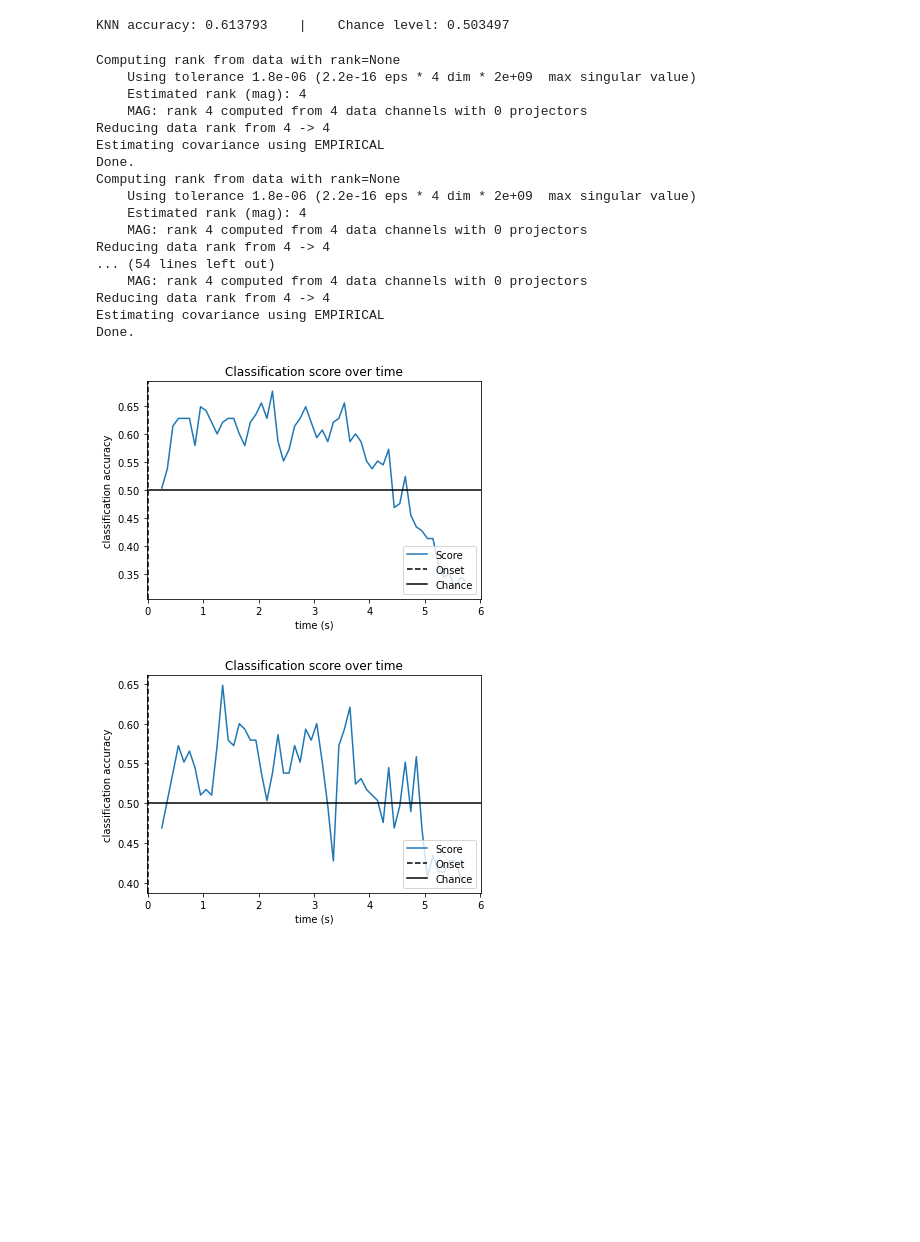
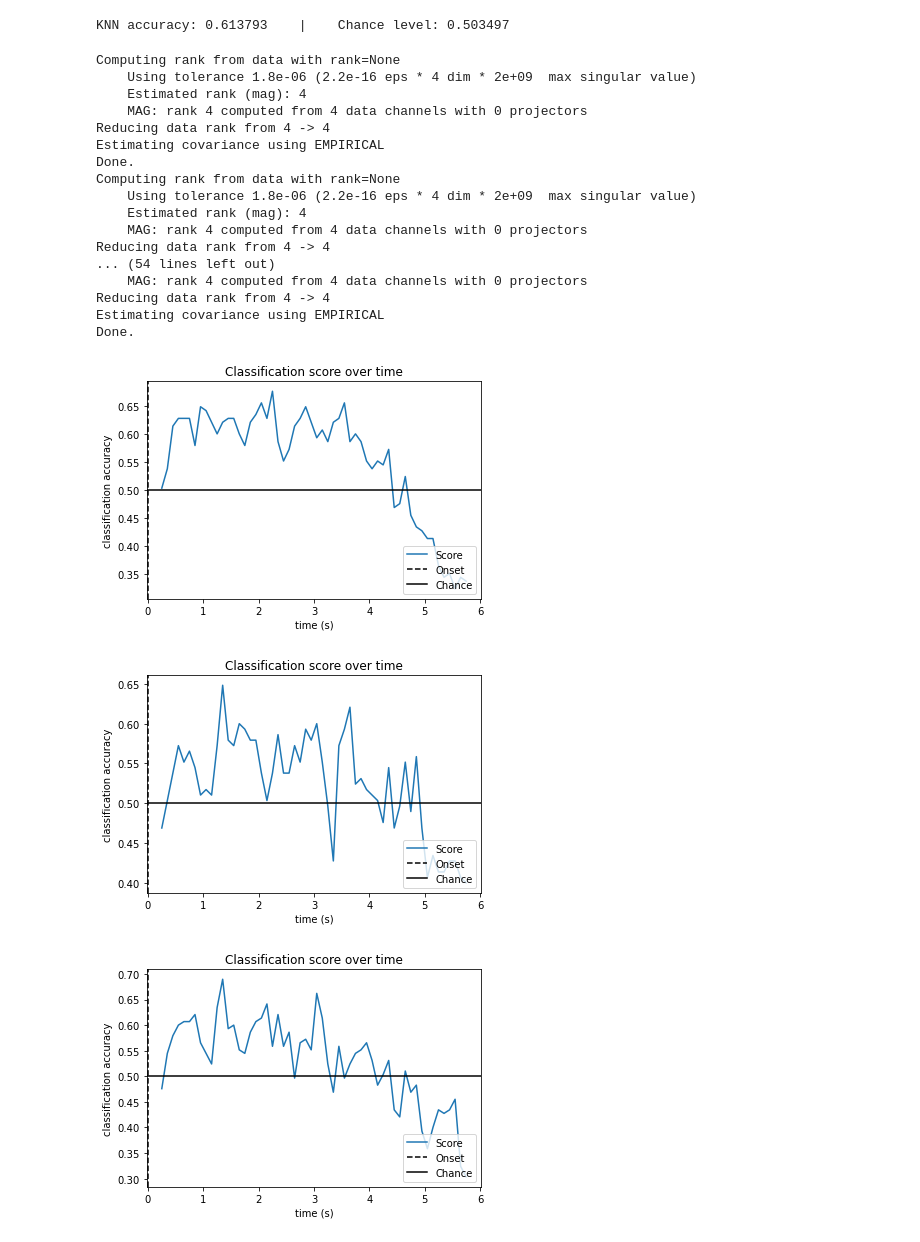
Before and after one commit to miloncl/Cogs-189-Project, a Jupyter notebook: Cogs189_Final.ipynb, the cells around one changed output. Cells and saved outputs as stored; diff of their text form; code cells hidden in the pictures; blank space fills up the shorter version.

```diff
--- a/Cogs189_Final.ipynb
+++ b/Cogs189_Final.ipynb
@@ -378,6 +346,8 @@ print("KNN accuracy: %f    |    Chance level: %f" % (np.mean(scoresKNN), class_b
 # %% [output]
 KNN accuracy: 0.613793    |    Chance level: 0.503497
 # %%
+# Modified mne DOCS code to fit our pipelines and to print our accuracy over time.
+
 sfreq = raw.info['sfreq']
 w_length = int(sfreq * 0.5)   # running classifier: window length
 w_step = int(sfreq * 0.1)  # running classifier: window step size
@@ -407,11 +377,20 @@ for train_idx, test_idx in cv_split:
     svm.fit(X_train, y_train)
 
     # running classifier: test classifier on sliding window
-    score_this_window2 = []
+    score_this_windowSVM = []
     for n in w_start:
         X_test = csp.transform(epochs_data[test_idx][:, :, n:(n + w_length)])
-        score_this_window2.append(svm.score(X_test, y_test))
-    scores_windowsSVM.append(score_this_window2)
+        score_this_windowSVM.append(svm.score(X_test, y_test))
+    scores_windowsSVM.append(score_this_windowSVM)
+
+    knn.fit(X_train, y_train)
+
+    # running classifier: test classifier on sliding window
+    score_this_windowKNN = []
+    for n in w_start:
+        X_test = csp.transform(epochs_data[test_idx][:, :, n:(n + w_length)])
+        score_this_windowKNN.append(knn.score(X_test, y_test))
+    scores_windowsKNN.append(score_this_windowKNN)
 
 # Plot scores over time
 w_times = (w_start + w_length / 2.) / sfreq + epochs.tmin
@@ -438,30 +417,31 @@ plt.show()
 
 plt.figure()
 plt.plot(w_times, np.mean(scores_windowsKNN, 0), label='Score')
 plt.axvline(0, linestyle='--', color='k', label='Onset')
 plt.axhline(0.5, linestyle='-', color='k', label='Chance')
 plt.xlabel('time (s)')
 plt.ylabel('classification accuracy')
 plt.title('Classification score over time')
 plt.legend(loc='lower right')
 plt.show()
 # %% [output]
 Computing rank from data with rank=None
     Using tolerance 1.8e-06 (2.2e-16 eps * 4 dim * 2e+09  max singular value)
     Estimated rank (mag): 4
     MAG: rank 4 computed from 4 data channels with 0 projectors
 Reducing data rank from 4 -> 4
 Estimating covariance using EMPIRICAL
 Done.
 Computing rank from data with rank=None
     Using tolerance 1.8e-06 (2.2e-16 eps * 4 dim * 2e+09  max singular value)
     Estimated rank (mag): 4
     MAG: rank 4 computed from 4 data channels with 0 projectors
 Reducing data rank from 4 -> 4
 ... (54 lines left out)
     MAG: rank 4 computed from 4 data channels with 0 projectors
 Reducing data rank from 4 -> 4
 Estimating covariance using EMPIRICAL
 Done.
 [figure]
 [figure]
+[figure, added]
```
Also changed, not shown: parts of 19 cells of this notebook.
